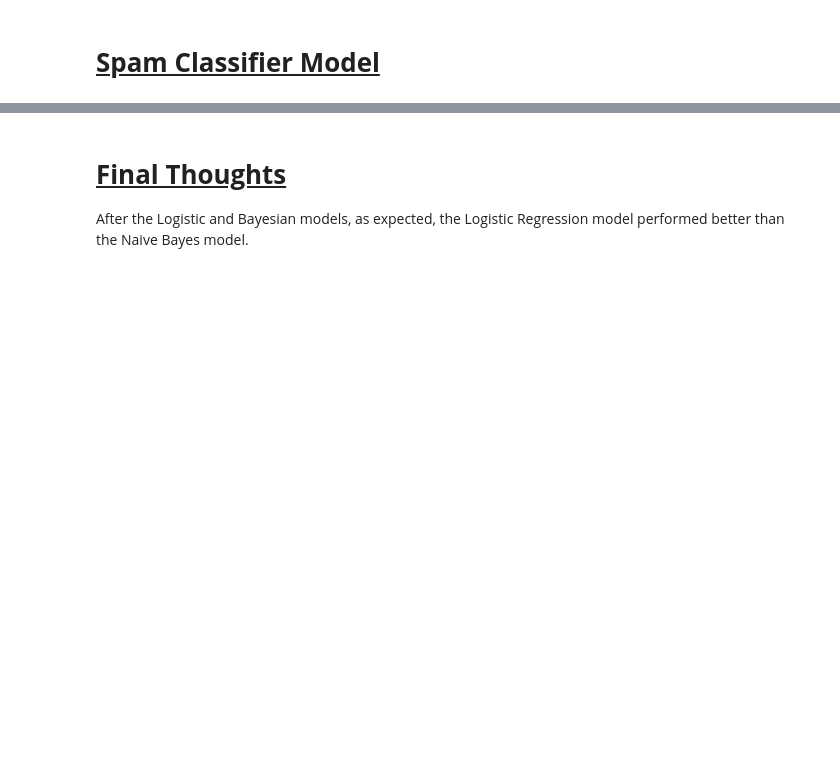
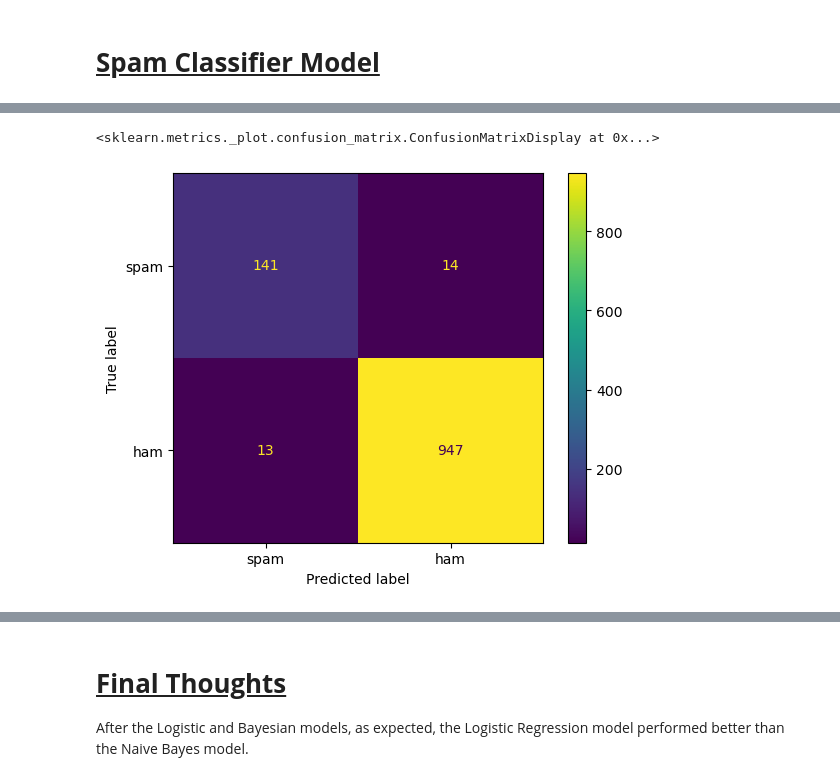
Before and after one commit to J-M-Bell/SpamClassifier, a Jupyter notebook: FinalSpamClassifierModel.ipynb, the cells around one changed output, grey strips where cells are left out. Saved outputs shown, nothing was run; the diff lists cells and outputs as text; code cells hidden in the pictures; blank space fills up the shorter version.

Commit message:
FinalSpamClassifierModel - reran to measure test metrics on best model

```diff
--- a/FinalSpamClassifierModel.ipynb
+++ b/FinalSpamClassifierModel.ipynb
@@ -58,0 +45,2 @@ Best Parameters:  {'pl': Pipeline(steps=[('vect',
+# %%
+test_predictions = best_model.predict(X_test)
@@ -58,0 +68,6 @@ Best Parameters:  {'pl': Pipeline(steps=[('vect',
+# %%
+#Testing Confusion Matrix
+ConfusionMatrixDisplay.from_predictions(y_test, test_predictions, labels=['spam', 'ham'])
+# %% [output]
+<sklearn.metrics._plot.confusion_matrix.ConfusionMatrixDisplay at 0x...>
+[figure, added]
```
Also changed, not shown: parts of 7 cells of this notebook.
